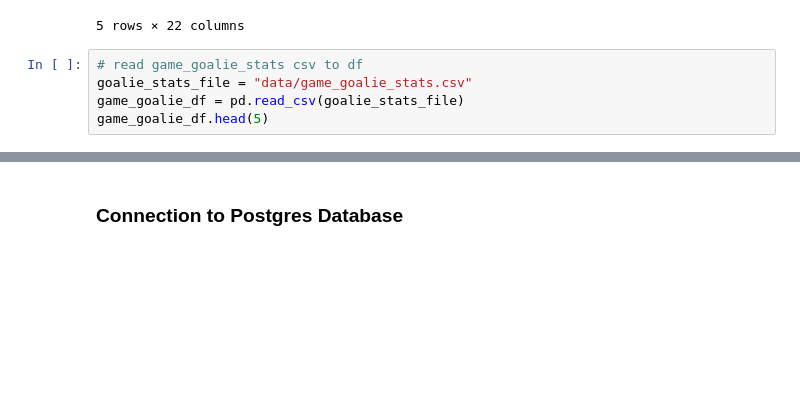
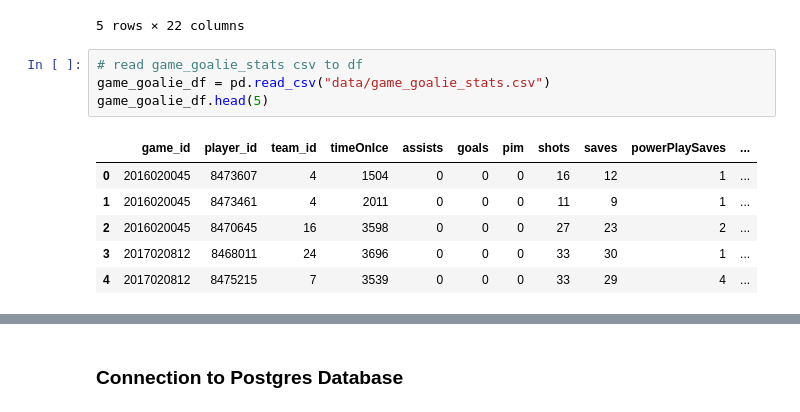
Before and after one commit to willserene/SQL_ETL, a Jupyter notebook: load_data.ipynb, the cells around one changed output, grey strips where cells are left out. Drawn from its saved outputs; the diff is of its cells as text; blank space fills up the shorter version.

```diff
--- a/load_data.ipynb
+++ b/load_data.ipynb
@@ -109,7 +120,13 @@ game_skater_stats_df.head(5)
 5 rows × 22 columns
 # %%
 # read game_goalie_stats csv to df
-goalie_stats_file = "data/game_goalie_stats.csv"
-game_goalie_df = pd.read_csv(goalie_stats_file)
+game_goalie_df = pd.read_csv("data/game_goalie_stats.csv")
 game_goalie_df.head(5)
+# %% [output]
+|  | game_id | player_id | team_id | timeOnIce | assists | goals | pim | shots | saves | powerPlaySaves | ... |
+| 0 | 2016020045 | 8473607 | 4 | 1504 | 0 | 0 | 0 | 16 | 12 | 1 | ... |
+| 1 | 2016020045 | 8473461 | 4 | 2011 | 0 | 0 | 0 | 11 | 9 | 1 | ... |
+| 2 | 2016020045 | 8470645 | 16 | 3598 | 0 | 0 | 0 | 27 | 23 | 2 | ... |
+| 3 | 2017020812 | 8468011 | 24 | 3696 | 0 | 0 | 0 | 33 | 30 | 1 | ... |
+| 4 | 2017020812 | 8475215 | 7 | 3539 | 0 | 0 | 0 | 33 | 29 | 4 | ... |
 # %%
```
Also changed, not shown: parts of 35 cells of this notebook, 2 other files.
